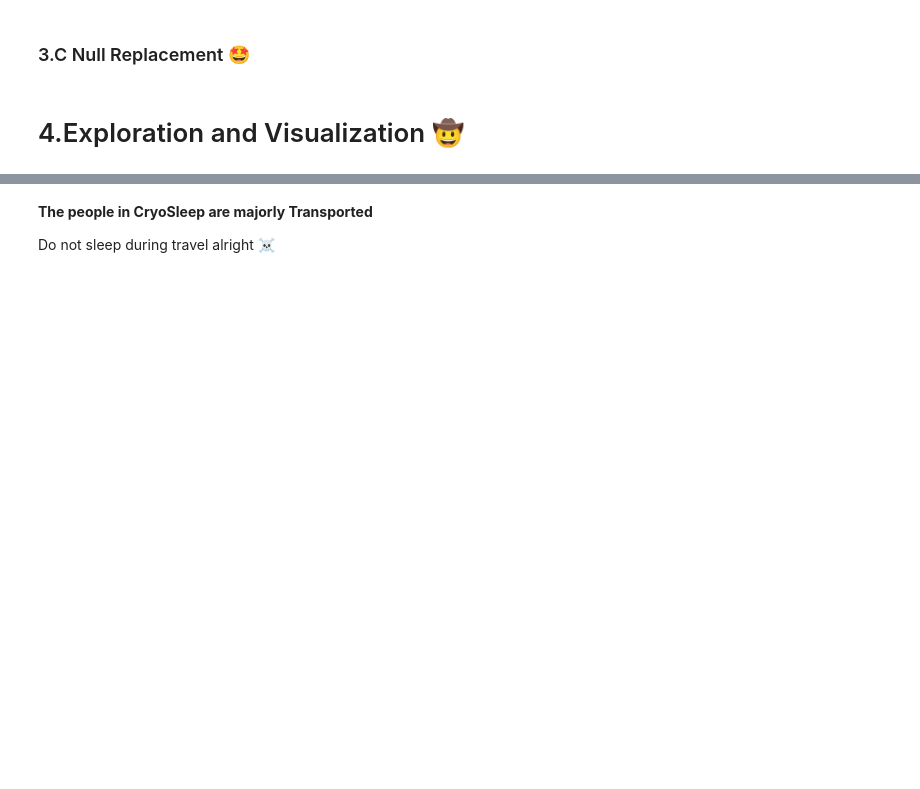
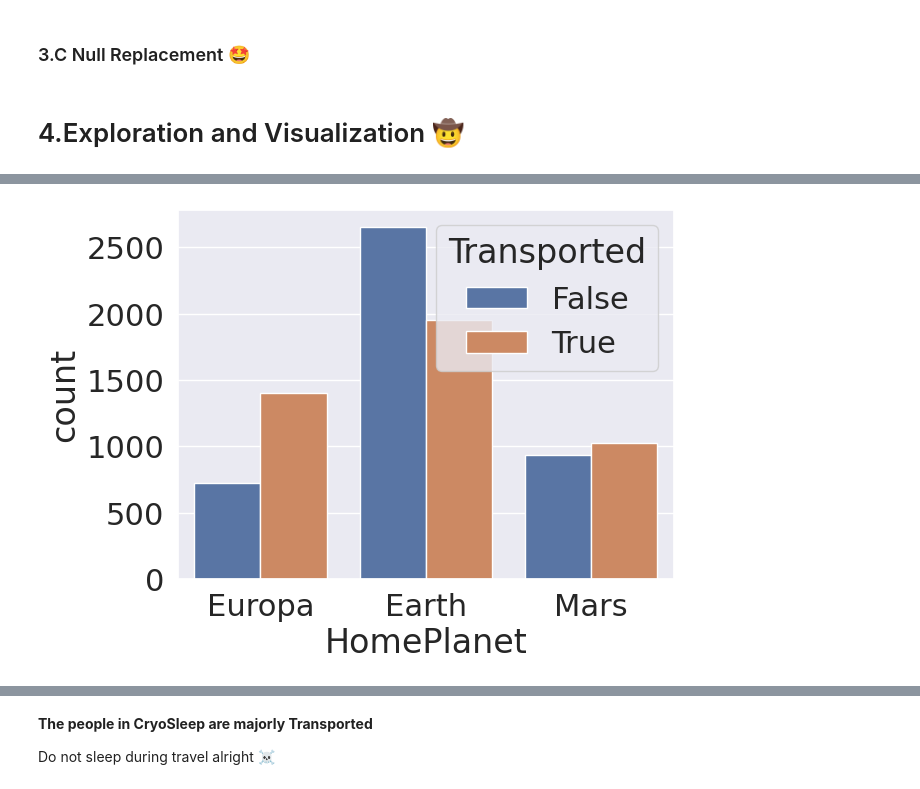
Before and after one commit to SearParsley/cs4320-spaceship-titanic-project, a Jupyter notebook: titanic.ipynb, the cells around one changed output, grey strips where cells are left out. Drawn from its saved outputs; the diff is of its cells as text; code cells hidden in the pictures; blank space fills up the shorter version.

```diff
--- a/titanic.ipynb
+++ b/titanic.ipynb
@@ -121,4 +194,6 @@ sns.countplot(df_train.Transported);
 # %%
-sns.countplot(df_train.HomePlanet,hue=df_train.Transported);
+sns.countplot(df_train, x="HomePlanet", hue="Transported");
 # Dude, Europa is gone
+# %% [output]
+[figure, added]
 # %%
```
Also changed, not shown: parts of 18 cells of this notebook.
